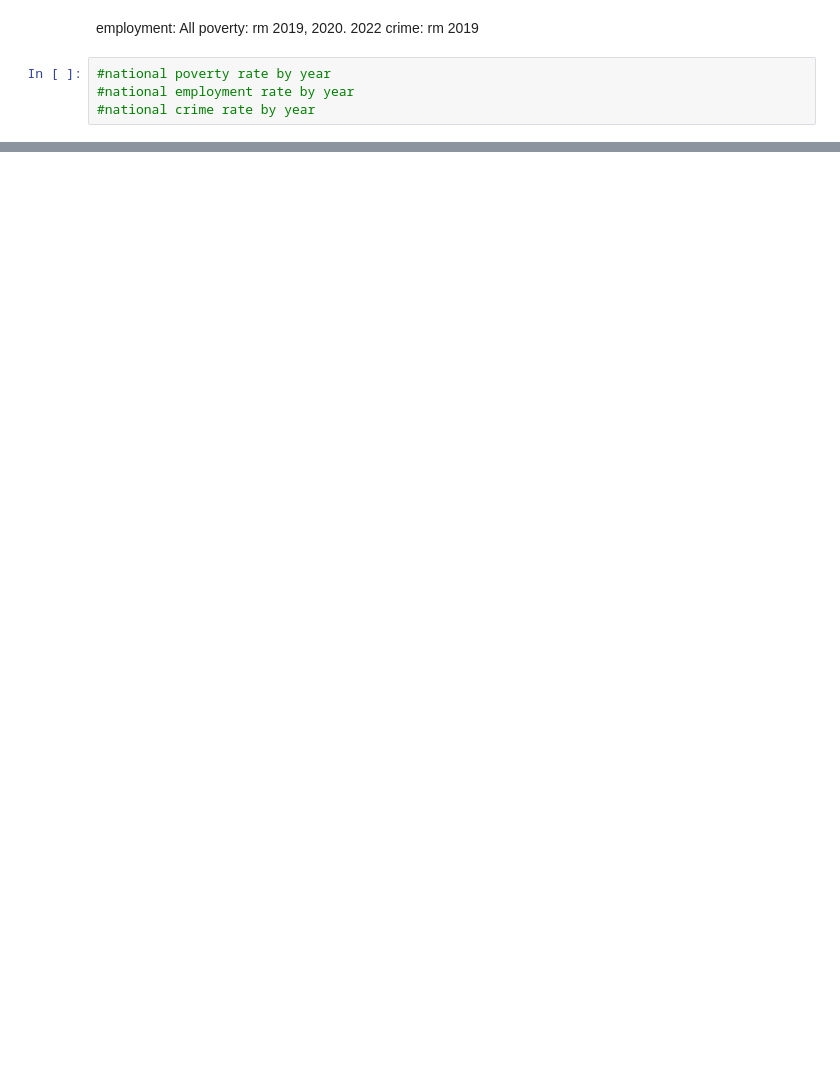
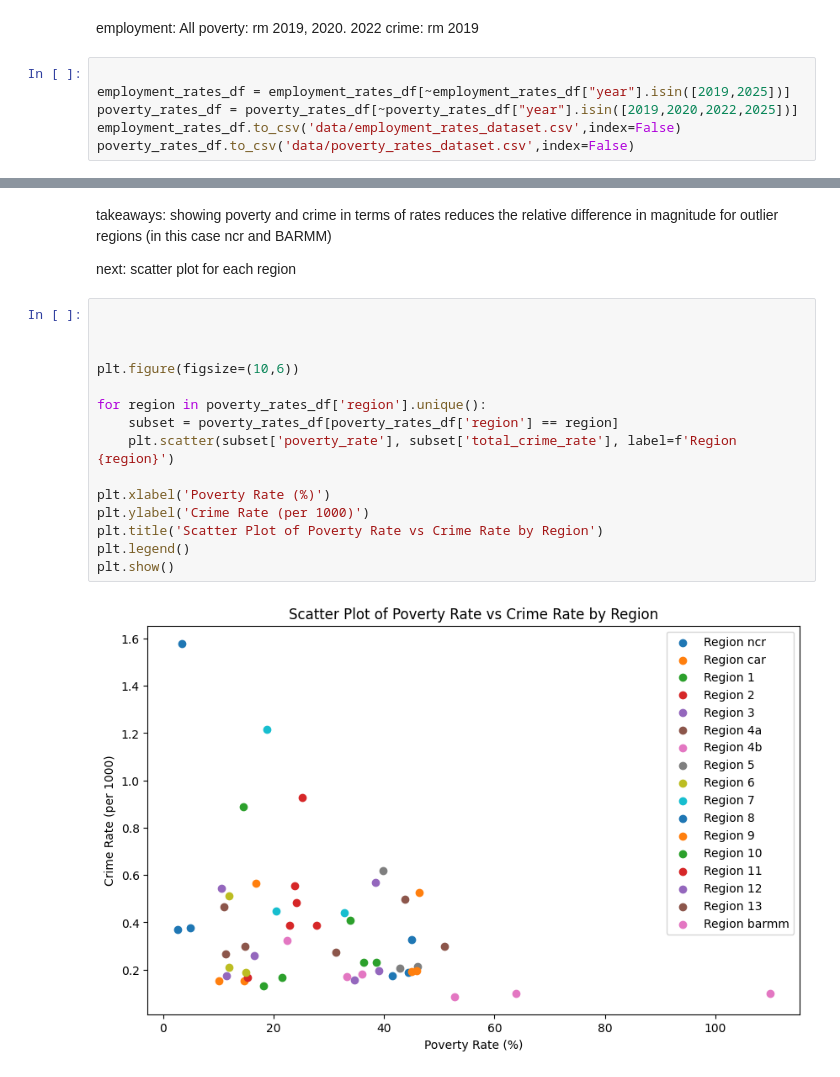
Before and after one commit to RpnAndri/crime-analysis, a Jupyter notebook: rq2b.ipynb, the cells around one changed output, grey strips where cells are left out. Drawn from its saved outputs; the diff is of its cells as text; blank space fills up the shorter version.

```diff
--- a/rq2b.ipynb
+++ b/rq2b.ipynb
@@ -72,6 +68,8 @@ employment: All
 poverty: rm 2019, 2020. 2022
 crime: rm 2019
 # %%
-#national poverty rate by year
-#national employment rate by year
-#national crime rate by year
+
+employment_rates_df = employment_rates_df[~employment_rates_df["year"].isin([2019,2025])]
+poverty_rates_df = poverty_rates_df[~poverty_rates_df["year"].isin([2019,2020,2022,2025])]
+employment_rates_df.to_csv('data/employment_rates_dataset.csv',index=False)
+poverty_rates_df.to_csv('data/poverty_rates_dataset.csv',index=False)
@@ -77,0 +152,21 @@ crime: rm 2019
+# %% [markdown]
+takeaways: showing poverty and crime in terms of rates reduces the relative difference in magnitude for outlier regions (in this case ncr and BARMM)
+
+next: scatter plot for each region
+# %%
+
+
+
+plt.figure(figsize=(10,6))
+
+for region in poverty_rates_df['region'].unique():
+    subset = poverty_rates_df[poverty_rates_df['region'] == region]
+    plt.scatter(subset['poverty_rate'], subset['total_crime_rate'], label=f'Region {region}')
+
+plt.xlabel('Poverty Rate (%)')
+plt.ylabel('Crime Rate (per 1000)')
+plt.title('Scatter Plot of Poverty Rate vs Crime Rate by Region')
+plt.legend()
+plt.show()
+# %% [output]
+[figure, added]
```
Also changed, not shown: parts of 6 cells of this notebook, 3 other files.
